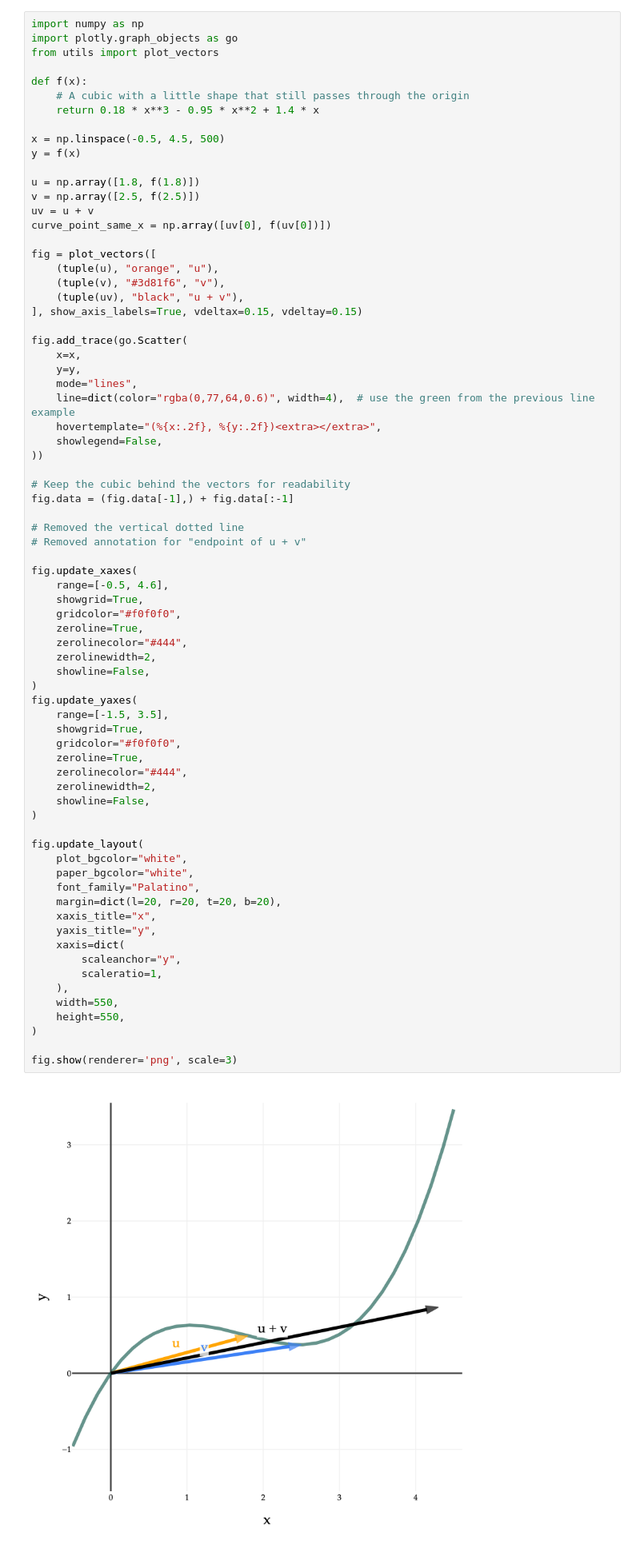
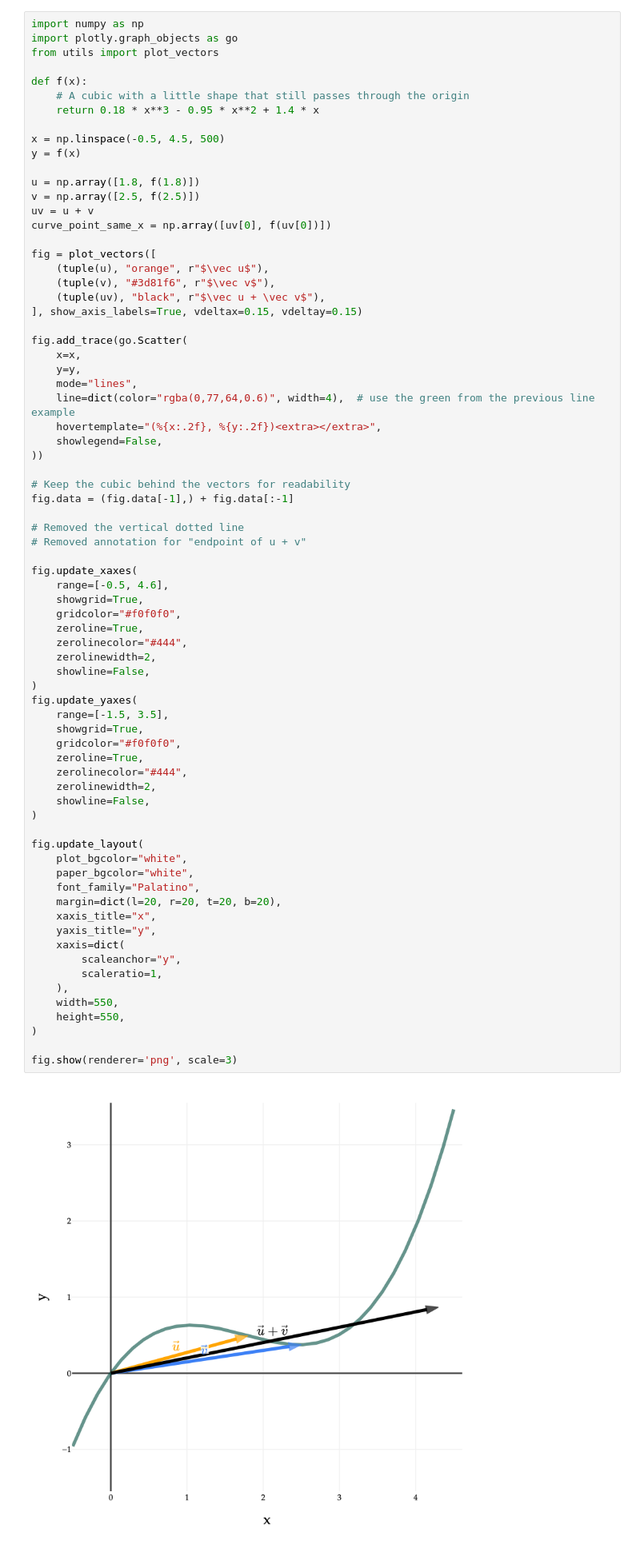
Before and after one commit to eecs245/notes, a Jupyter notebook: 04_linear_independence/03-vector-spaces-basis-dimension.ipynb, the cells around one changed output. Shown at 80% size. Saved outputs shown, nothing was run; the diff lists cells and outputs as text.

```diff
--- a/04_linear_independence/03-vector-spaces-basis-dimension.ipynb
+++ b/04_linear_independence/03-vector-spaces-basis-dimension.ipynb
@@ -472,9 +505,9 @@ uv = u + v
 curve_point_same_x = np.array([uv[0], f(uv[0])])
 
 fig = plot_vectors([
-    (tuple(u), "orange", "u"),
-    (tuple(v), "#3d81f6", "v"),
-    (tuple(uv), "black", "u + v"),
+    (tuple(u), "orange", r"$\vec u$"),
+    (tuple(v), "#3d81f6", r"$\vec v$"),
+    (tuple(uv), "black", r"$\vec u + \vec v$"),
 ], show_axis_labels=True, vdeltax=0.15, vdeltay=0.15)
 
 fig.add_trace(go.Scatter(
@@ -501,34 +534,34 @@ fig.update_xaxes(
     zerolinewidth=2,
     showline=False,
 )
 fig.update_yaxes(
     range=[-1.5, 3.5],
     showgrid=True,
     gridcolor="#f0f0f0",
     zeroline=True,
     zerolinecolor="#444",
     zerolinewidth=2,
     showline=False,
 )
 
 fig.update_layout(
     plot_bgcolor="white",
     paper_bgcolor="white",
     font_family="Palatino",
     margin=dict(l=20, r=20, t=20, b=20),
     xaxis_title="x",
     yaxis_title="y",
     xaxis=dict(
         scaleanchor="y",
         scaleratio=1,
     ),
     width=550,
     height=550,
 )
 
 fig.show(renderer='png', scale=3)
 # %% [output]
-[figure, old version]
+[figure, new version]
 # %% [markdown]
 Even though this is a subset of $\mathbb{R}^2$ and it contains $\vec 0 = \begin{bmatrix} 0 \\ 0 \end{bmatrix}$, it is <span style="color:orange; font-weight:bold">not a subspace</span> of $\mathbb{R}^2$.
 
```
Also changed, not shown: parts of 2 cells of this notebook, 11 other files.
